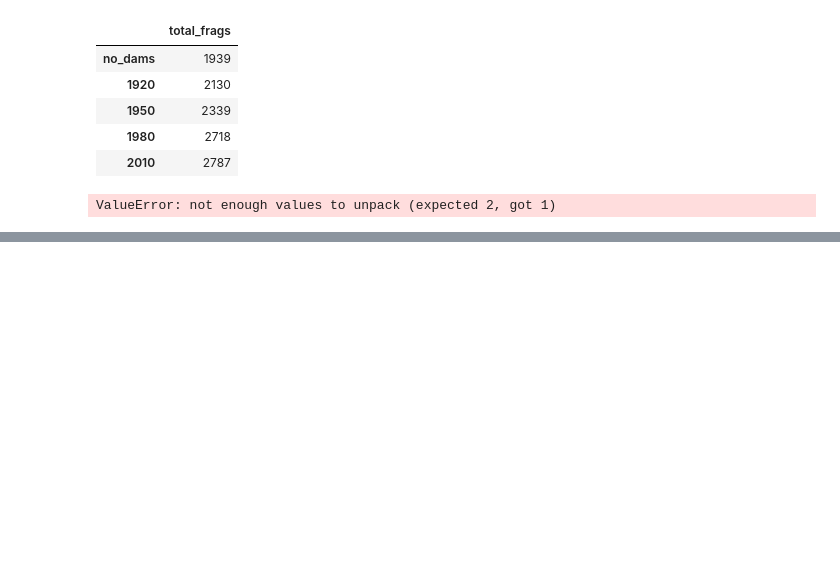
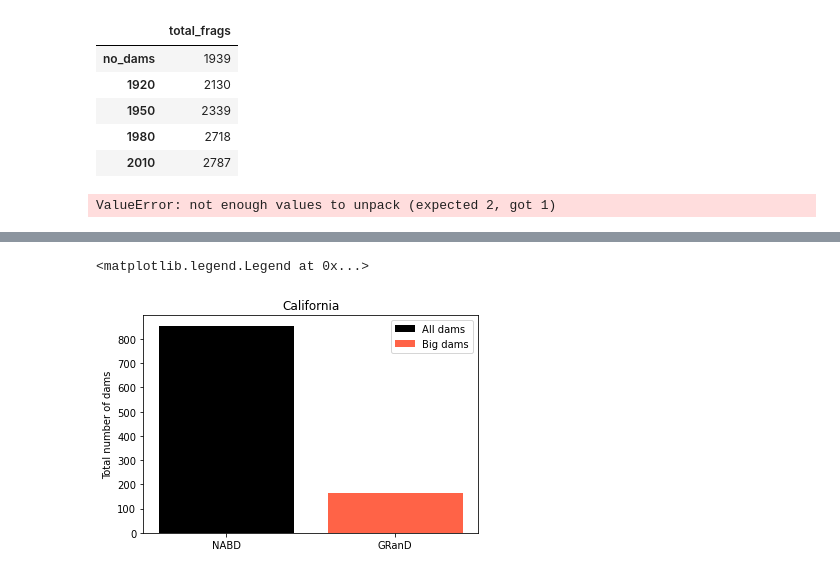
Before and after one commit to rspinti/River_bifurcation, a Jupyter notebook: archive/Rachel_testing/analysis_testing/analysis_testing.ipynb, the cells around one changed output, grey strips where cells are left out. Saved outputs shown, nothing was run; the diff lists cells and outputs as text; code cells hidden in the pictures; blank space fills up the shorter version.

Commit message:
create dam bar plot script

```diff
--- a/archive/Rachel_testing/analysis_testing/analysis_testing.ipynb
+++ b/archive/Rachel_testing/analysis_testing/analysis_testing.ipynb
@@ -414,0 +419,11 @@ ValueError: not enough values to unpack (expected 2, got 1)
+# %%
+data_folder = 'HPC_runs_fixed/processed_data/'
+basin = "California"
+frags_nabd = pd.read_csv(gdrive+data_folder+"no_dams/"+basin+"_fragments.csv")
+frags_nabd1920 = pd.read_csv(gdrive+data_folder+"1920/"+basin+"_fragments.csv")
+seg_nabd = pd.read_csv(gdrive+data_folder+"no_dams/"+basin+".csv")
+seg_nabd1920 = pd.read_csv(gdrive+data_folder+"1920/"+basin+".csv")
+print("Cali frag length = ", len(frags_nabd))
+print("Cali 1920 frag length = ", len(frags_nabd1920))
+print("Cali seg length = ", len(seg_nabd))
+print("Cali seg 1920 length = ", len(seg_nabd1920))
@@ -414,0 +455,6 @@ ValueError: not enough values to unpack (expected 2, got 1)
+# %%
+cali_nabd = pd.read_csv(gdrive+data_folder+"2010/California.csv", index_col='Hydroseq',
+                  usecols=['Hydroseq', 'DamCount','geometry', 'DamID',  'QC_MA', 'Norm_stor',
+                            'HUC2', 'HUC4', 'HUC8', 'Year_compl'])
+cali_nabd = cali_nabd[cali_nabd["DamID"]!=0]
+cali_nabd
@@ -414,0 +476,6 @@ ValueError: not enough values to unpack (expected 2, got 1)
+# %%
+cali_grand = pd.read_csv(gdrive+data_folder+"grand_dams/2010/California.csv", index_col='Hydroseq',
+                  usecols=['Hydroseq', 'DamCount','geometry', 'DamID',  'QC_MA', 'Norm_stor',
+                            'HUC2', 'HUC4', 'HUC8', 'Year_compl'])
+cali_grand = cali_grand[cali_grand["DamID"]!=0]
+cali_grand
@@ -414,0 +497,9 @@ ValueError: not enough values to unpack (expected 2, got 1)
+# %%
+plt.bar("NABD",len(cali_nabd), label="All dams", color = "black")
+plt.bar("GRanD",len(cali_grand), label = "Big dams", color = "tomato")
+plt.ylabel("Total number of dams")
+plt.title("California")
+plt.legend()
+# %% [output]
+<matplotlib.legend.Legend at 0x...>
+[figure, added]
```
Also changed, not shown: parts of 8 cells of this notebook, 3 other files.
